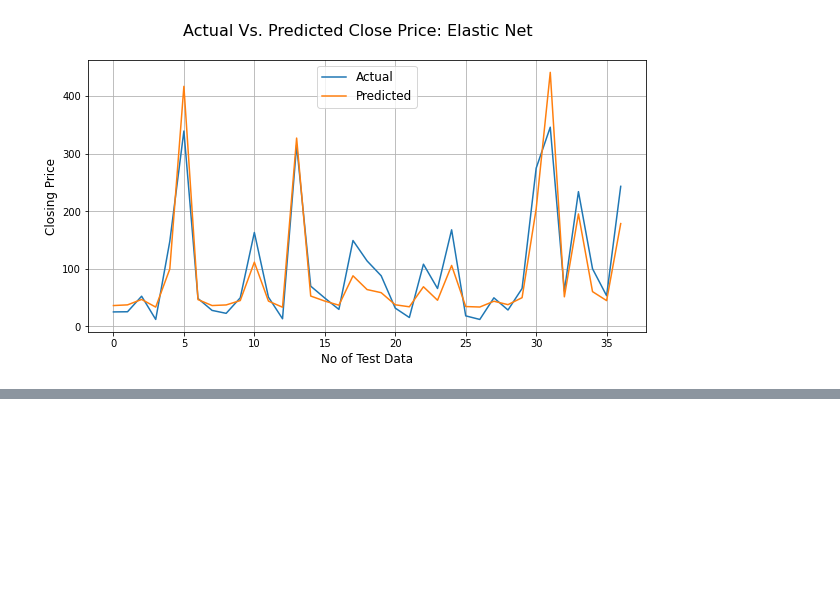
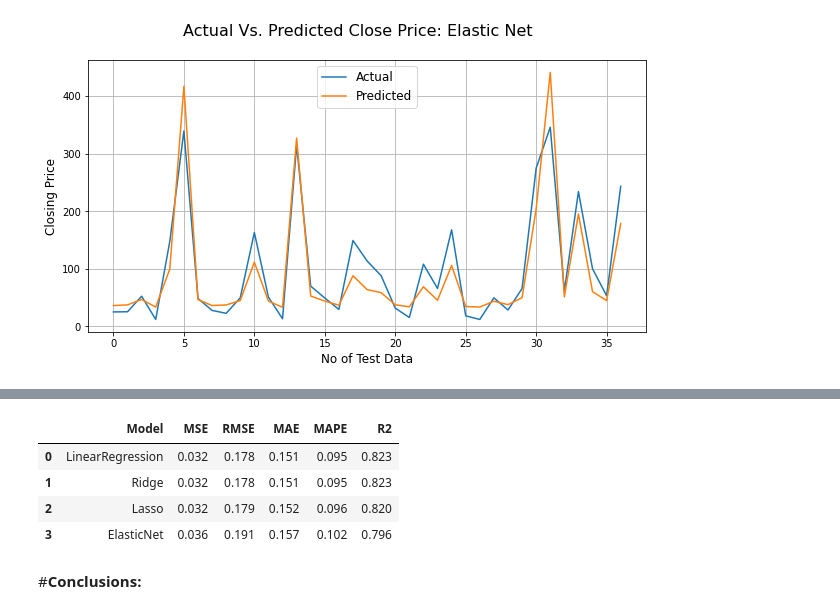
Before and after one commit to Pintu1-data/Yes-Bank-Stock-Closing-Price-Prediction, a Jupyter notebook: Yes_Bank_Stock_Closing_Price_Prediction_Pintu.ipynb, the cells around one changed output, grey strips where cells are left out. Saved outputs shown, nothing was run; the diff lists cells and outputs as text; code cells hidden in the pictures; blank space fills up the shorter version.

```diff
--- a/Yes_Bank_Stock_Closing_Price_Prediction_Pintu.ipynb
+++ b/Yes_Bank_Stock_Closing_Price_Prediction_Pintu.ipynb
@@ -621,0 +683,52 @@ plt.grid()
+# %%
+def compare_model(X_train, X_test, y_train, y_test, models):
+  df_columns = []
+  #Creating dataframe to store the train and test metrics for each of the models
+  df=pd.DataFrame(columns=df_columns)
+
+  i = 0
+  #need to pass each model one by one
+  for model in models:
+    #fiting each model training dataset
+    model.fit(X_train, y_train)
+    #predicting y values for each model
+    y_pred = model.predict(X_test)
+    #getting accuracy score for each model
+    accuracy = model.score(X_test, y_test)
+
+    #getting all evaluation matrics for each model
+    MSE = round(mean_squared_error(y_test, y_pred), 3)
+    RMSE = round(math.sqrt(mean_squared_error(y_test, y_pred)),3)
+    MAE = round(mean_absolute_error(y_test, y_pred),3)
+    MAPE = round(mean_absolute_percentage_error(y_test, y_pred),3)
+    R2 = round(r2_score(y_test, y_pred), 3)
+
+    #getting all above into dataframe
+    df.loc[i,"Model"] = model.__class__.__name__
+    df.loc[i, "MSE"] = MSE
+    df.loc[i, "RMSE"] = RMSE
+    df.loc[i, "MAE"] = MAE
+    df.loc[i, "MAPE"] = MAPE
+    df.loc[i, "R2"] = R2
+
+    #to get values in next rows for next model
+    i=i+1
+
+  #Sorting values by accuracy
+  df.sort_values(by=['R2'],ascending=False,inplace=True, ignore_index=True)
+
+  return df
+# %%
+all_model = [linear_reg, lasso_reg, ridge_reg, elastic]
+# %%
+#Evaluation Matrics Comparison
+matrics_compare_df = compare_model(X_train, X_test, y_train, y_test, all_model)
+matrics_compare_df
+# %% [output]
+|  | Model | MSE | RMSE | MAE | MAPE | R2 |
+| 0 | LinearRegression | 0.032 | 0.178 | 0.151 | 0.095 | 0.823 |
+| 1 | Ridge | 0.032 | 0.178 | 0.151 | 0.095 | 0.823 |
+| 2 | Lasso | 0.032 | 0.179 | 0.152 | 0.096 | 0.820 |
+| 3 | ElasticNet | 0.036 | 0.191 | 0.157 | 0.102 | 0.796 |
+# %% [markdown]
+#**Conclusions:**
```
Also changed, not shown: parts of 16 cells of this notebook.
